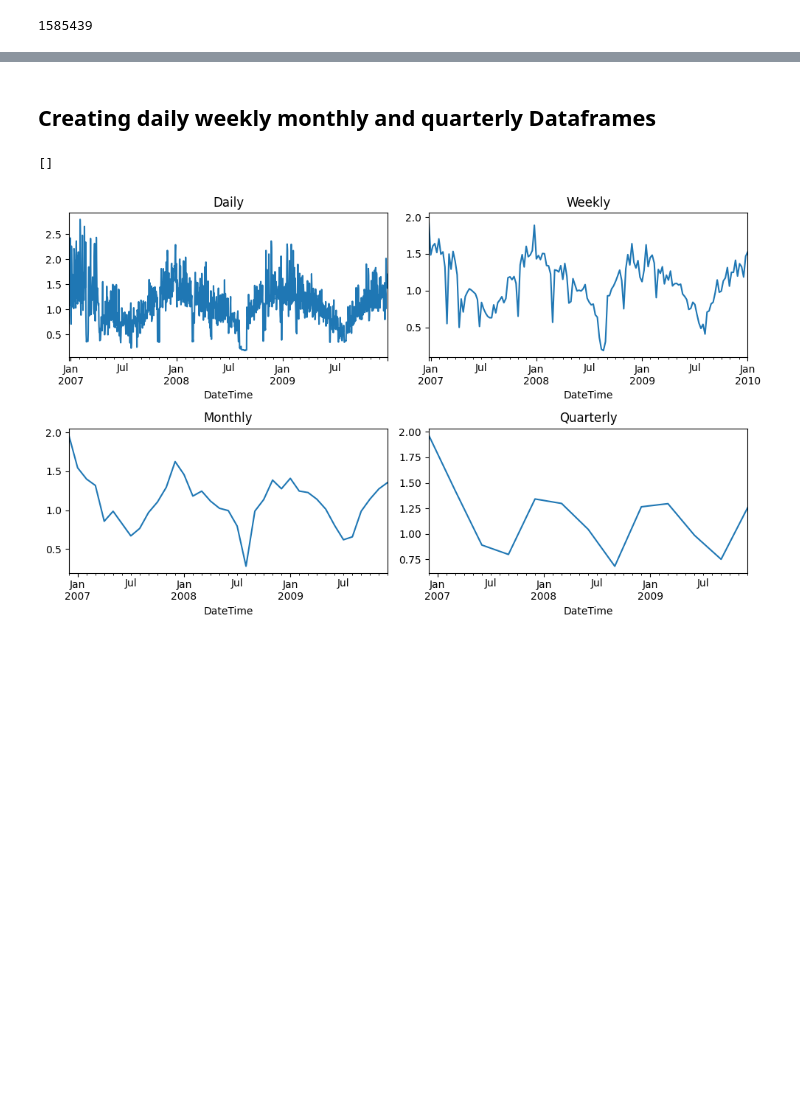
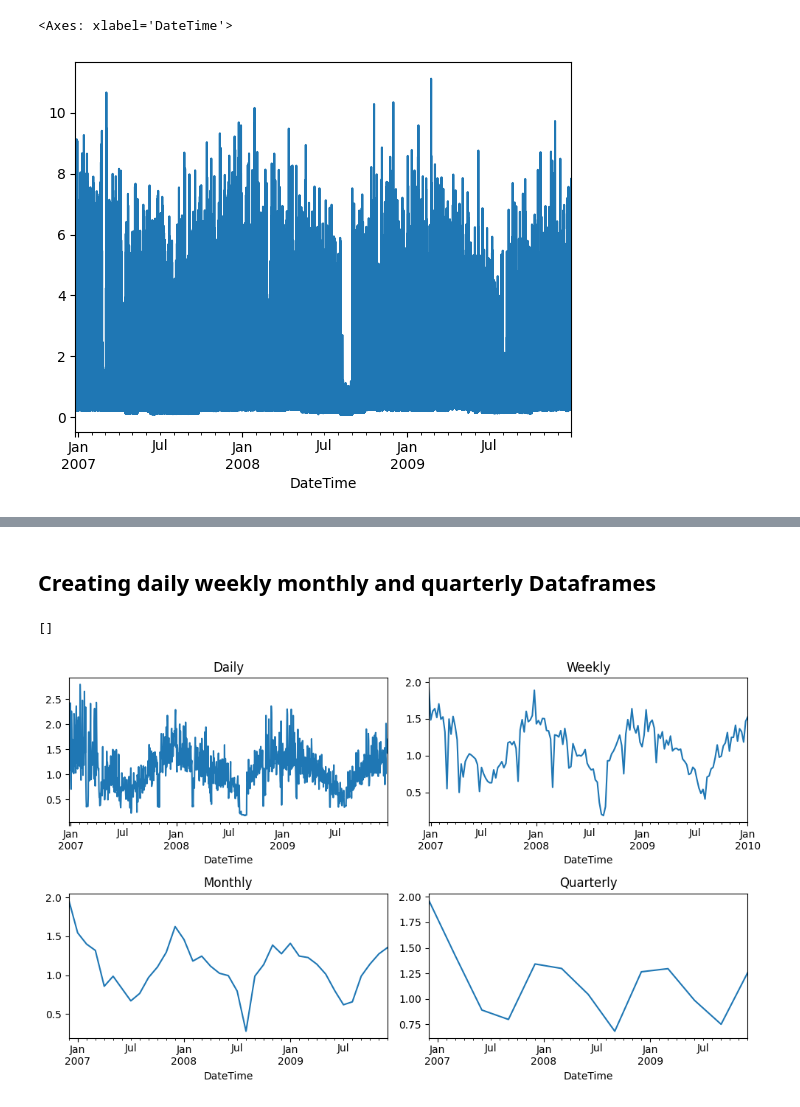
Before and after one commit to ElbazHaim/household_electricity_timeseries_project, a Jupyter notebook: project.ipynb, the cells around one changed output, grey strips where cells are left out. Cells and saved outputs as stored; diff of their text form; code cells hidden in the pictures; blank space fills up the shorter version.

```diff
--- a/project.ipynb
+++ b/project.ipynb
@@ -23,4 +40,5 @@ household_power_consumption = household_power_consumption.fillna(method='ffill')
 # %%
-household_power_consumption["Global_active_power"].size
+household_power_consumption["Global_active_power"].plot()
 # %% [output]
-1585439
+<Axes: xlabel='DateTime'>
+[figure, added]
```
Also changed, not shown: parts of 24 cells of this notebook, 3 other files.
